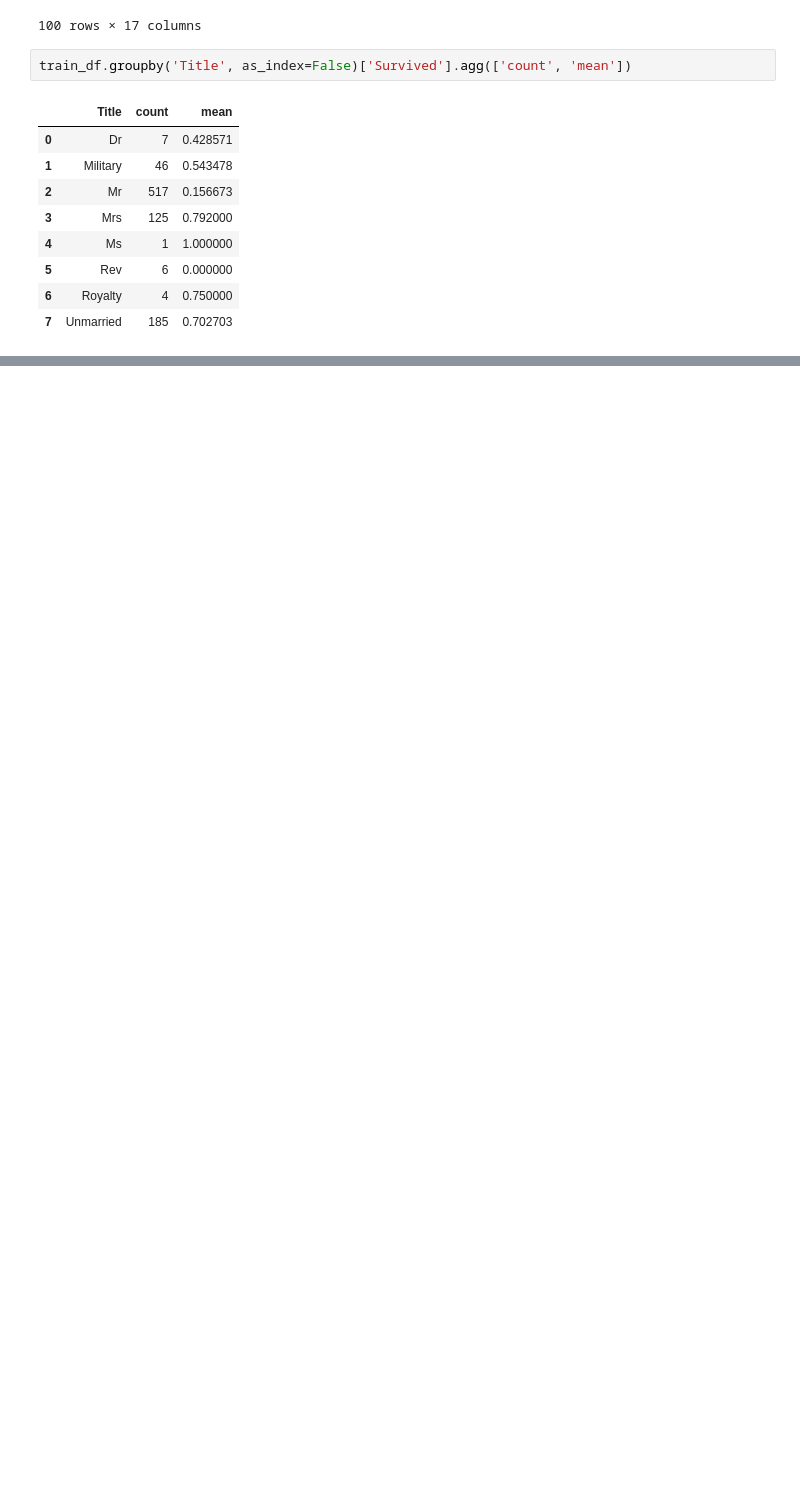
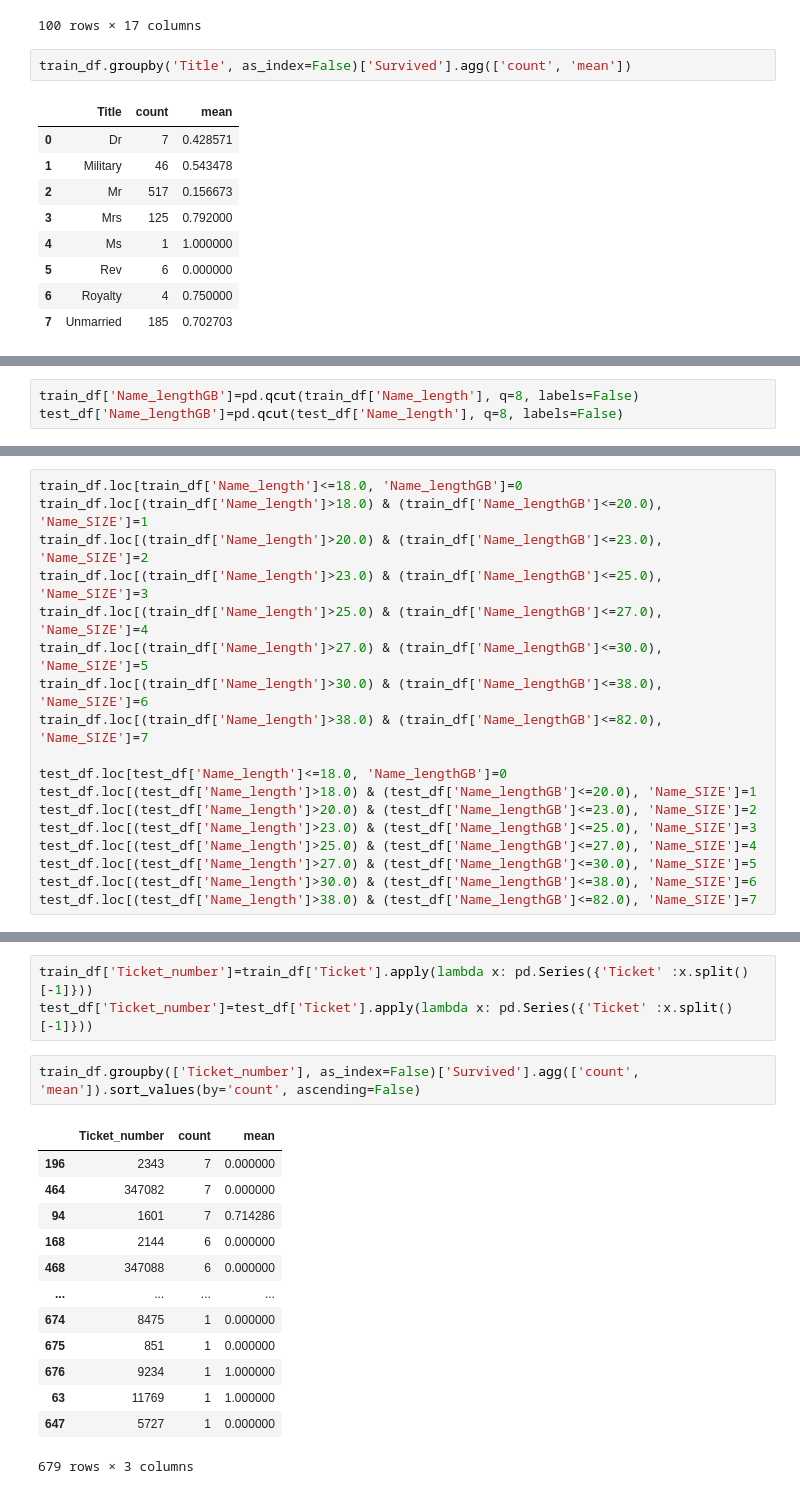
Before and after one commit to mitheko/titanic-dataset-project, a Jupyter notebook: test_environment.ipynb, the cells around one changed output, grey strips where cells are left out. Drawn from its saved outputs; the diff is of its cells as text; blank space fills up the shorter version.

```diff
--- a/test_environment.ipynb
+++ b/test_environment.ipynb
@@ -413,0 +433,3 @@ train_df['Name_length']=train_df['Name'].apply(lambda x : len(x))
+# %%
+train_df['Name_lengthGB']=pd.qcut(train_df['Name_length'], q=8, labels=False)
+test_df['Name_lengthGB']=pd.qcut(test_df['Name_length'], q=8, labels=False)
@@ -413,0 +448,18 @@ train_df['Name_length']=train_df['Name'].apply(lambda x : len(x))
+# %%
+train_df.loc[train_df['Name_length']<=18.0, 'Name_lengthGB']=0
+train_df.loc[(train_df['Name_length']>18.0) & (train_df['Name_lengthGB']<=20.0), 'Name_SIZE']=1
+train_df.loc[(train_df['Name_length']>20.0) & (train_df['Name_lengthGB']<=23.0), 'Name_SIZE']=2
+train_df.loc[(train_df['Name_length']>23.0) & (train_df['Name_lengthGB']<=25.0), 'Name_SIZE']=3
+train_df.loc[(train_df['Name_length']>25.0) & (train_df['Name_lengthGB']<=27.0), 'Name_SIZE']=4
+train_df.loc[(train_df['Name_length']>27.0) & (train_df['Name_lengthGB']<=30.0), 'Name_SIZE']=5
+train_df.loc[(train_df['Name_length']>30.0) & (train_df['Name_lengthGB']<=38.0), 'Name_SIZE']=6
+train_df.loc[(train_df['Name_length']>38.0) & (train_df['Name_lengthGB']<=82.0), 'Name_SIZE']=7
+
+test_df.loc[test_df['Name_length']<=18.0, 'Name_lengthGB']=0
+test_df.loc[(test_df['Name_length']>18.0) & (test_df['Name_lengthGB']<=20.0), 'Name_SIZE']=1
+test_df.loc[(test_df['Name_length']>20.0) & (test_df['Name_lengthGB']<=23.0), 'Name_SIZE']=2
+test_df.loc[(test_df['Name_length']>23.0) & (test_df['Name_lengthGB']<=25.0), 'Name_SIZE']=3
+test_df.loc[(test_df['Name_length']>25.0) & (test_df['Name_lengthGB']<=27.0), 'Name_SIZE']=4
+test_df.loc[(test_df['Name_length']>27.0) & (test_df['Name_lengthGB']<=30.0), 'Name_SIZE']=5
+test_df.loc[(test_df['Name_length']>30.0) & (test_df['Name_lengthGB']<=38.0), 'Name_SIZE']=6
+test_df.loc[(test_df['Name_length']>38.0) & (test_df['Name_lengthGB']<=82.0), 'Name_SIZE']=7
@@ -413,0 +482,19 @@ train_df['Name_length']=train_df['Name'].apply(lambda x : len(x))
+# %%
+train_df['Ticket_number']=train_df['Ticket'].apply(lambda x: pd.Series({'Ticket' :x.split() [-1]}))
+test_df['Ticket_number']=test_df['Ticket'].apply(lambda x: pd.Series({'Ticket' :x.split() [-1]}))
+# %%
+train_df.groupby(['Ticket_number'], as_index=False)['Survived'].agg(['count', 'mean']).sort_values(by='count', ascending=False)
+# %% [output]
+|  | Ticket_number | count | mean |
+| 196 | 2343 | 7 | 0.000000 |
+| 464 | 347082 | 7 | 0.000000 |
+| 94 | 1601 | 7 | 0.714286 |
+| 168 | 2144 | 6 | 0.000000 |
+| 468 | 347088 | 6 | 0.000000 |
+| ... | ... | ... | ... |
+| 674 | 8475 | 1 | 0.000000 |
+| 675 | 851 | 1 | 0.000000 |
+| 676 | 9234 | 1 | 1.000000 |
+| 63 | 11769 | 1 | 1.000000 |
+| 647 | 5727 | 1 | 0.000000 |
+679 rows × 3 columns
```
Also changed, not shown: parts of 7 cells of this notebook.
